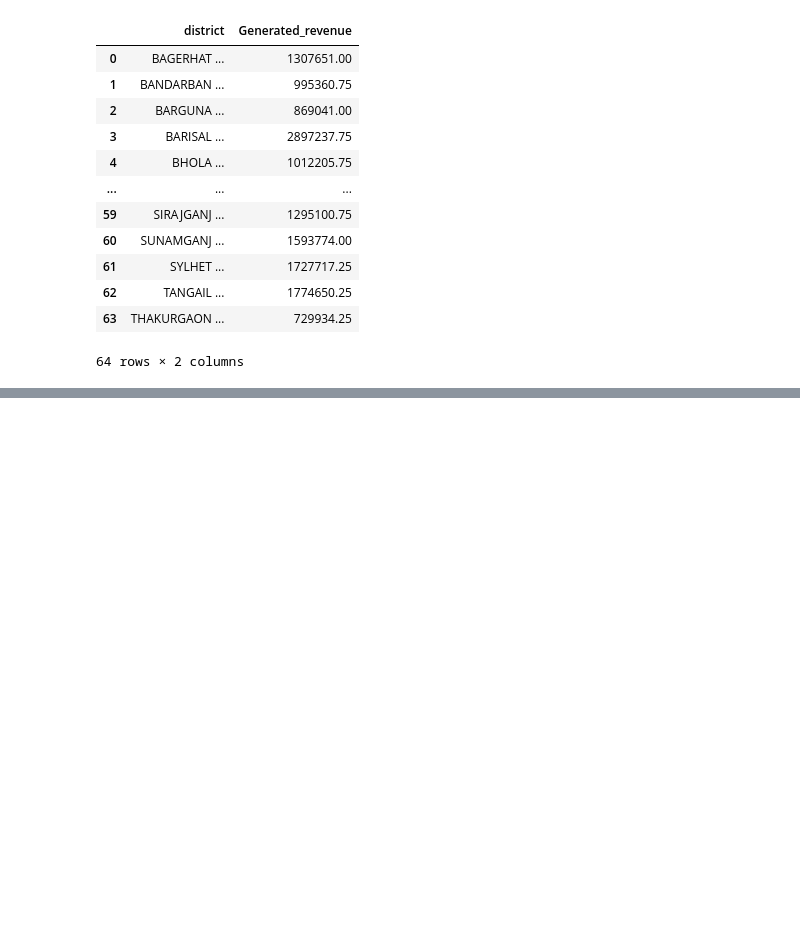
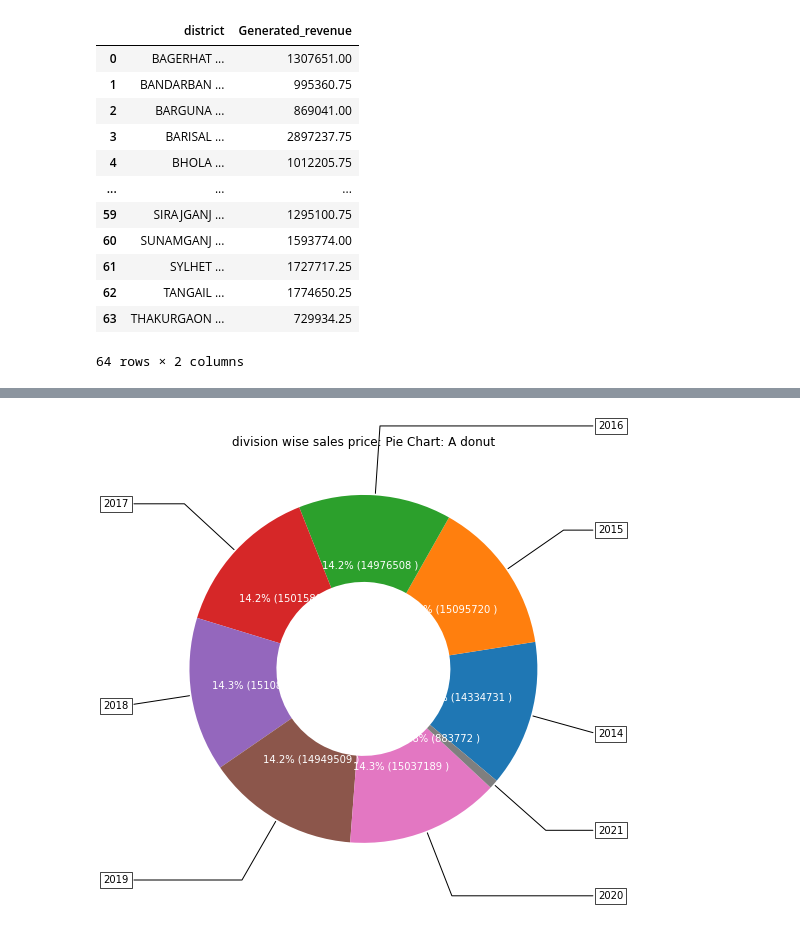
Before and after one commit to esrdlab-vinternship/HDA-5th-Round-vInternship, a Jupyter notebook: notebook/dataload/OLAP_tutorial.ipynb, the cells around one changed output, grey strips where cells are left out. Saved outputs shown, nothing was run; the diff lists cells and outputs as text; code cells hidden in the pictures; blank space fills up the shorter version.

```diff
--- a/notebook/dataload/OLAP_tutorial.ipynb
+++ b/notebook/dataload/OLAP_tutorial.ipynb
@@ -249,15 +249,15 @@ plt.ylabel('Athlete Name');
 # %%
 con = PostgresConnection().getConnection()
-insert_stmt = """SELECT time_dim.year as "Year", SUM(fact_table.total_price) "Generated_revenue"
+inserted_stmt = """SELECT time_dim.year as "Year", SUM(fact_table.total_price) "Generated_revenue"
 FROM star.fact_table
 JOIN star.time_dim ON
 time_dim.time_key = fact_table.time_key
-GROUP BY time_dim.year
+GROUP BY CUBE(time_dim.year)
 ORDER BY time_dim.year"""
 cur = con.cursor()
 # psycopg2.extras.execute_batch(cur, insert_stmt, fact_data.values)
-yearwise_income = pd.read_sql_query(insert_stmt, con)
-con.commit()
-cur.close()
+cur.execute(inserted_stmt)
+q3 = cur.fetchall()
+q3
 # %% [output]
 Connection to DB established!
@@ -275,0 +273,2 @@ yearwise_income
+# %%
+df4=pd.DataFrame(list(q3),columns=(['year','sales']))
@@ -275,0 +288,4 @@ yearwise_income
+# %%
+df5=df4.drop([8])
+# %%
+df5['sales'] = df5['sales'].astype('float64')
@@ -276,2 +304,41 @@ yearwise_income
+# %%
+fig, ax = plt.subplots(figsize=(15, 8), subplot_kw=dict(aspect="equal"))
+
+data = df5['sales']
+categories = df5['year']
+
+def func(pct, allvals):
+    absolute = int(pct/100.*np.sum(allvals))
+    return "{:.1f}% ({:d} )".format(pct, absolute)
+
+wedges, texts, autotexts = ax.pie(data,
+                                  autopct=lambda pct: func(pct, data),
+                                  textprops=dict(color="w"),
+                                 wedgeprops=dict(width=0.5) ,
+                                 startangle=-40)
+
+
+
+#wedges, texts = ax.pie(data,wedgeprops=dict(width=0.5), startangle=-40)
+
+bbox_props = dict(boxstyle="square,pad=0.3", fc="w", ec="k", lw=0.72)
+kw = dict(arrowprops=dict(arrowstyle="-"),
+          bbox=bbox_props, zorder=0, va="center")
+
+for i, p in enumerate(wedges):
+    ang = (p.theta2 - p.theta1)/2. + p.theta1
+    y = np.sin(np.deg2rad(ang))
+    x = np.cos(np.deg2rad(ang))
+    horizontalalignment = {-1: "right", 1: "left"}[int(np.sign(x))]
+    connectionstyle = "angle,angleA=0,angleB={}".format(ang)
+    kw["arrowprops"].update({"connectionstyle": connectionstyle})
+    ax.annotate(categories[i], xy=(x, y), xytext=(1.35*np.sign(x), 1.4*y),
+                horizontalalignment=horizontalalignment, **kw)
+
+ax.set_title("division wise sales price: Pie Chart: A donut")
+
+plt.show()
+# %% [output]
+[figure, added]
 # %%
 con = PostgresConnection().getConnection()
```
Also changed, not shown: parts of 42 cells of this notebook.
